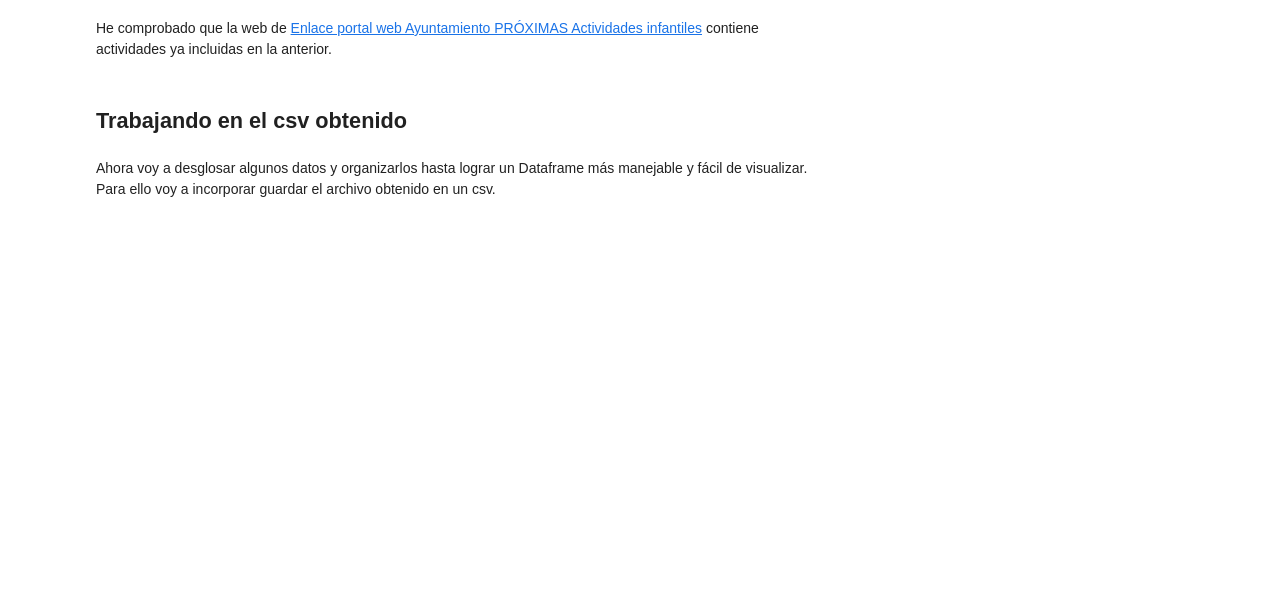
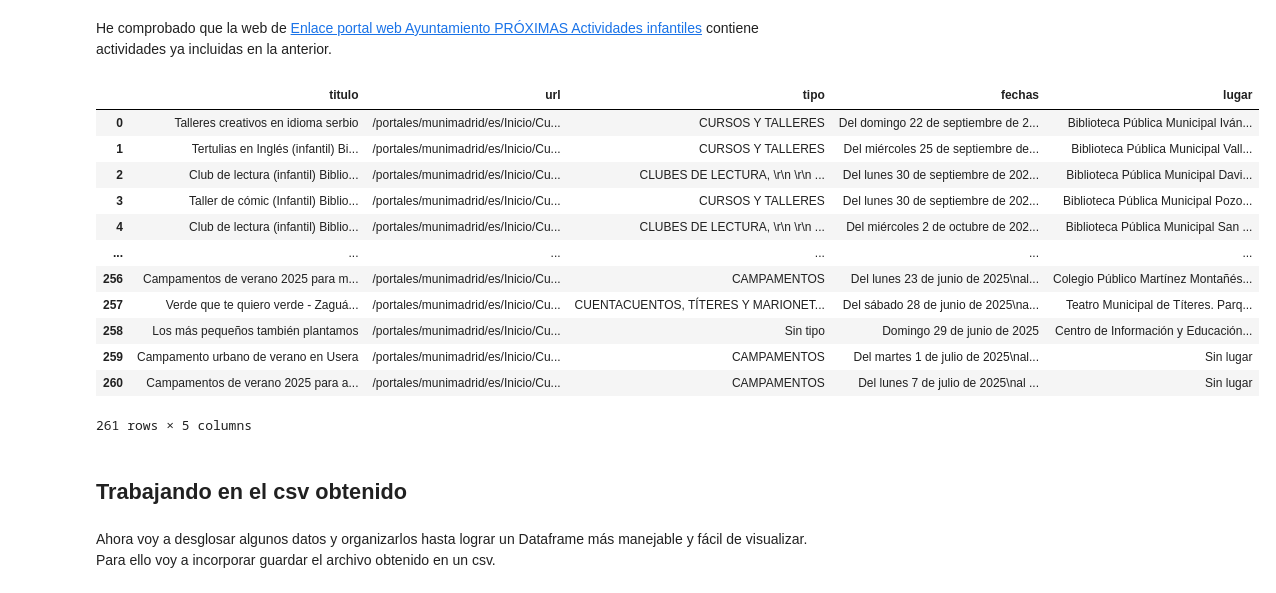
Before and after one commit to abdonrb/desafio_tripulaciones, a Jupyter notebook: notebooks/02_Datos_Actividades_Infantiles_Madrid_WS_agv.ipynb, the cells around one changed output. Cells and saved outputs as stored; diff of their text form; code cells hidden in the pictures; blank space fills up the shorter version.

```diff
--- a/notebooks/02_Datos_Actividades_Infantiles_Madrid_WS_agv.ipynb
+++ b/notebooks/02_Datos_Actividades_Infantiles_Madrid_WS_agv.ipynb
@@ -342,5 +342,21 @@ Datos guardados correctamente en 'actividades_infantiles_madrid_19-04-2025.csv'.
 # %% [markdown]
 He comprobado que la web de [Enlace portal web Ayuntamiento PRÓXIMAS Actividades infantiles](https://www.madrid.es/portales/munimadrid/es/AyuntamientodeMadrid/Proximas-actividades-infantiles/?vgnextoid=cff47c52ba910710VgnVCM2000001f4a900aRCRD&vgnextchannel=2af809f68134b010VgnVCM1000000b205a0aRCRD&page=0=) contiene actividades ya incluidas en la anterior.
+# %%
+df
+# %% [output]
+|  | titulo | url | tipo | fechas | lugar |
+| 0 | Talleres creativos en idioma serbio | /portales/munimadrid/es/Inicio/Cu... | CURSOS Y TALLERES | Del domingo 22 de septiembre de 2... | Biblioteca Pública Municipal Iván... |
+| 1 | Tertulias en Inglés (infantil) Bi... | /portales/munimadrid/es/Inicio/Cu... | CURSOS Y TALLERES | Del miércoles 25 de septiembre de... | Biblioteca Pública Municipal Vall... |
+| 2 | Club de lectura (infantil) Biblio... | /portales/munimadrid/es/Inicio/Cu... | CLUBES DE LECTURA, \r\n \r\n ... | Del lunes 30 de septiembre de 202... | Biblioteca Pública Municipal Davi... |
+| 3 | Taller de cómic (Infantil) Biblio... | /portales/munimadrid/es/Inicio/Cu... | CURSOS Y TALLERES | Del lunes 30 de septiembre de 202... | Biblioteca Pública Municipal Pozo... |
+| 4 | Club de lectura (infantil) Biblio... | /portales/munimadrid/es/Inicio/Cu... | CLUBES DE LECTURA, \r\n \r\n ... | Del miércoles 2 de octubre de 202... | Biblioteca Pública Municipal San ... |
+| ... | ... | ... | ... | ... | ... |
+| 256 | Campamentos de verano 2025 para m... | /portales/munimadrid/es/Inicio/Cu... | CAMPAMENTOS | Del lunes 23 de junio de 2025\nal... | Colegio Público Martínez Montañés... |
+| 257 | Verde que te quiero verde - Zaguá... | /portales/munimadrid/es/Inicio/Cu... | CUENTACUENTOS, TÍTERES Y MARIONET... | Del sábado 28 de junio de 2025\na... | Teatro Municipal de Títeres. Parq... |
+| 258 | Los más pequeños también plantamos | /portales/munimadrid/es/Inicio/Cu... | Sin tipo | Domingo 29 de junio de 2025 | Centro de Información y Educación... |
+| 259 | Campamento urbano de verano en Usera | /portales/munimadrid/es/Inicio/Cu... | CAMPAMENTOS | Del martes 1 de julio de 2025\nal... | Sin lugar |
+| 260 | Campamentos de verano 2025 para a... | /portales/munimadrid/es/Inicio/Cu... | CAMPAMENTOS | Del lunes 7 de julio de 2025\nal ... | Sin lugar |
+261 rows × 5 columns
 # %% [markdown]
 ## Trabajando en el csv obtenido
 # %% [markdown]
```
Also changed, not shown: parts of 7 cells of this notebook, 3 other files.
